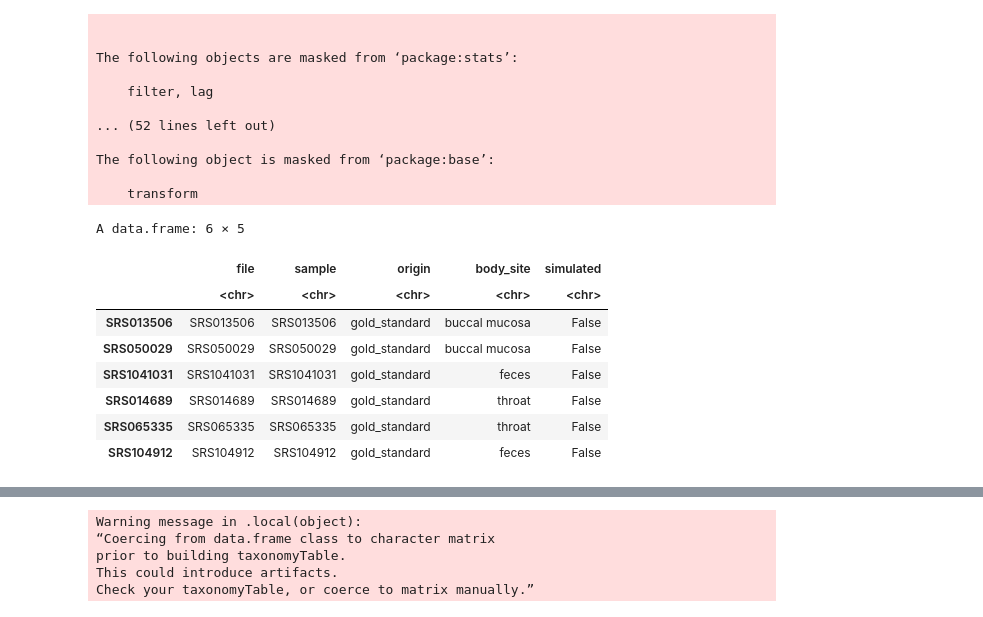
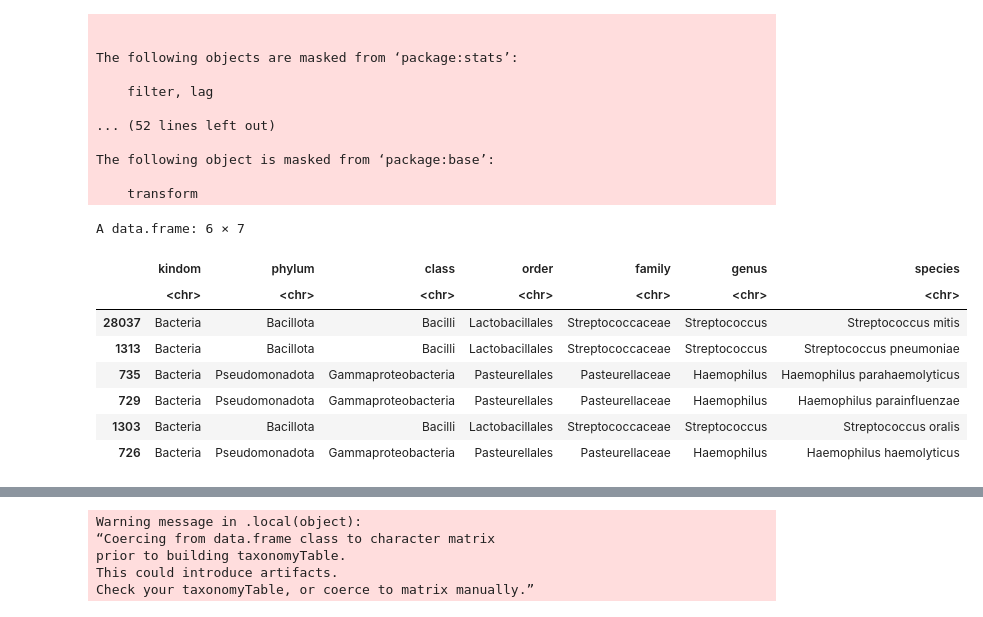
Before and after one commit to metagenlab/MeSS-figures, a Jupyter notebook: 3_plot_diversities.ipynb, the cells around one changed output, grey strips where cells are left out. Cells and saved outputs as stored; diff of their text form; code cells hidden in the pictures.

```diff
--- a/3_plot_diversities.ipynb
+++ b/3_plot_diversities.ipynb
@@ -36,12 +37,16 @@ rownames(meta_df) <- meta_df$file
 # %%
-head(meta_df)
+tax_df <- read.csv(tax, sep = "\t")
+tax_df <- tax_df[!duplicated(tax_df), ]
+rownames(tax_df) <- tax_df$taxid
+tax_df <- subset(tax_df, select=-c(taxid))
+head(tax_df)
 # %% [output]
-A data.frame: 6 × 5
+A data.frame: 6 × 7
-|  | file | sample | origin | body_site | simulated |
-|  | <chr> | <chr> | <chr> | <chr> | <chr> |
-| SRS013506 | SRS013506 | SRS013506 | gold_standard | buccal mucosa | False |
-| SRS050029 | SRS050029 | SRS050029 | gold_standard | buccal mucosa | False |
-| SRS1041031 | SRS1041031 | SRS1041031 | gold_standard | feces | False |
-| SRS014689 | SRS014689 | SRS014689 | gold_standard | throat | False |
-| SRS065335 | SRS065335 | SRS065335 | gold_standard | throat | False |
-| SRS104912 | SRS104912 | SRS104912 | gold_standard | feces | False |
+|  | kindom | phylum | class | order | family | genus | species |
+|  | <chr> | <chr> | <chr> | <chr> | <chr> | <chr> | <chr> |
+| 28037 | Bacteria | Bacillota | Bacilli | Lactobacillales | Streptococcaceae | Streptococcus | Streptococcus mitis |
+| 1313 | Bacteria | Bacillota | Bacilli | Lactobacillales | Streptococcaceae | Streptococcus | Streptococcus pneumoniae |
+| 735 | Bacteria | Pseudomonadota | Gammaproteobacteria | Pasteurellales | Pasteurellaceae | Haemophilus | Haemophilus parahaemolyticus |
+| 729 | Bacteria | Pseudomonadota | Gammaproteobacteria | Pasteurellales | Pasteurellaceae | Haemophilus | Haemophilus parainfluenzae |
+| 1303 | Bacteria | Bacillota | Bacilli | Lactobacillales | Streptococcaceae | Streptococcus | Streptococcus oralis |
+| 726 | Bacteria | Pseudomonadota | Gammaproteobacteria | Pasteurellales | Pasteurellaceae | Haemophilus | Haemophilus haemolyticus |
```
Also changed, not shown: parts of 15 cells of this notebook.
